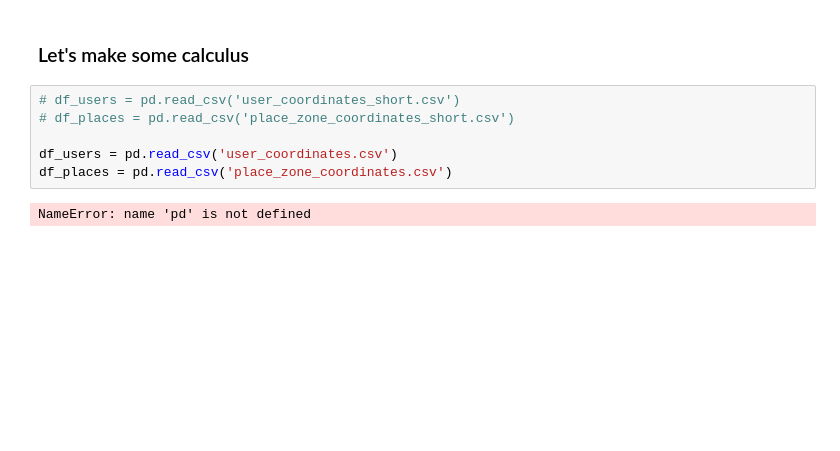
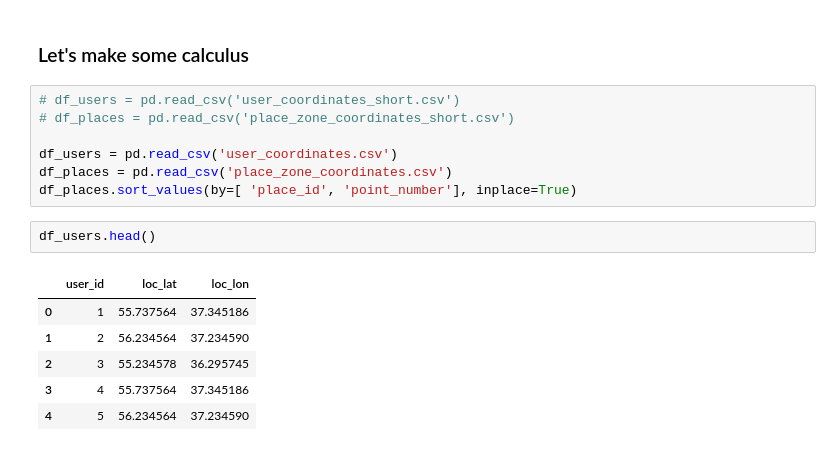
Before and after one commit to Azatick94/Own_Projects_Learning, a Jupyter notebook: HR_cases/Yandex/data_analyst_Eda/test2.ipynb, the cells around one changed output. Saved outputs shown, nothing was run; the diff lists cells and outputs as text; blank space fills up the shorter version.

```diff
--- a/HR_cases/Yandex/data_analyst_Eda/test2.ipynb
+++ b/HR_cases/Yandex/data_analyst_Eda/test2.ipynb
@@ -220,5 +239,13 @@ False
 
 df_users = pd.read_csv('user_coordinates.csv')
 df_places = pd.read_csv('place_zone_coordinates.csv')
+df_places.sort_values(by=[ 'place_id', 'point_number'], inplace=True)
-# %% [output]
-NameError: name 'pd' is not defined
+# %%
+df_users.head()
+# %% [output]
+|  | user_id | loc_lat | loc_lon |
+| 0 | 1 | 55.737564 | 37.345186 |
+| 1 | 2 | 56.234564 | 37.234590 |
+| 2 | 3 | 55.234578 | 36.295745 |
+| 3 | 4 | 55.737564 | 37.345186 |
+| 4 | 5 | 56.234564 | 37.234590 |
```
Also changed, not shown: parts of 8 cells of this notebook, 4 other files.
